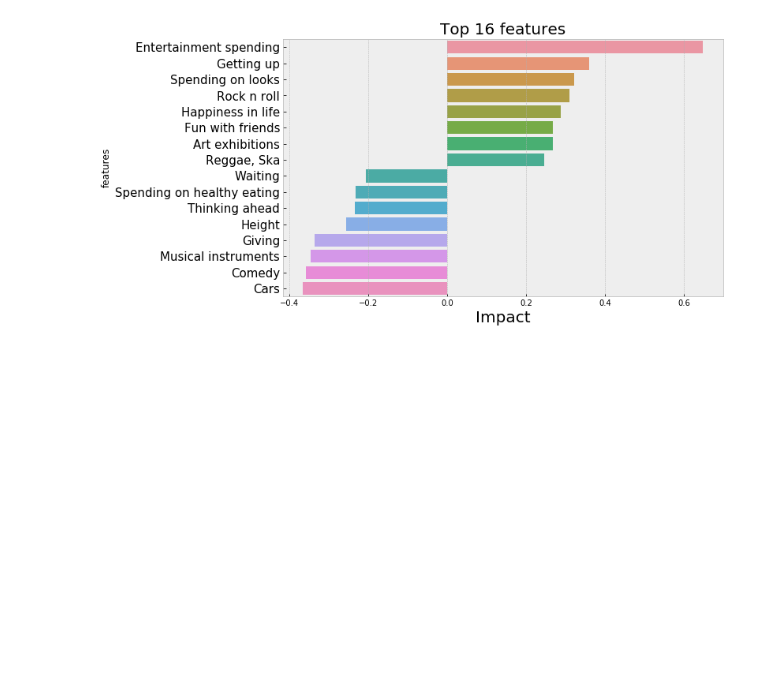
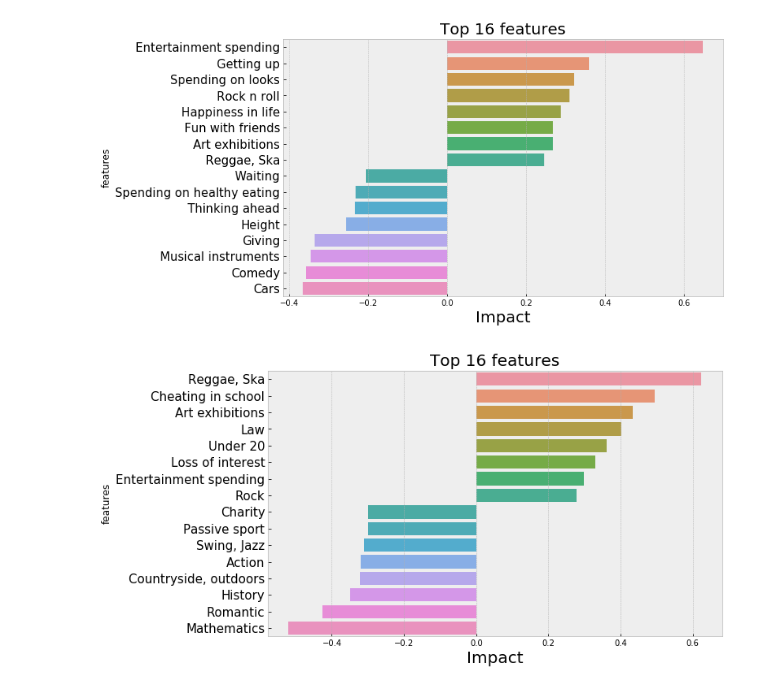
Before and after one commit to jaimindp/Kaggle, a Jupyter notebook: Kaggle Survey Age Analysis.ipynb, the cells around one changed output. Cells and saved outputs as stored; diff of their text form; code cells hidden in the pictures; blank space fills up the shorter version.

```diff
--- a/Kaggle Survey Age Analysis.ipynb
+++ b/Kaggle Survey Age Analysis.ipynb
@@ -320,29 +320,31 @@ ax1.set_xlabel('Impact', size=20);
 # %%
 clean_data = young.dropna(subset=['Smoking'])
 features_int = [col for col in clean_data.columns if clean_data[col].dtype!='object']
 X = clean_data[features_int]
 mean_values = X.mean(axis=0)
 X = X.apply(lambda x: x.fillna(x.mean()),axis=0)
 Y = clean_data['Smoking']
 Y.replace('never smoked',0, inplace = True)
 Y.replace('tried smoking',1, inplace = True)
 Y.replace('current smoker',1, inplace = True)
 Y.replace('current smoker',1, inplace = True)
-Y.replace('',1, inplace = True)
+Y.replace('former smoker',1, inplace = True)
 
 
 scaler = StandardScaler()
 scaler.fit(X)
 X = scaler.transform(X)
 
 clr = LogisticRegression()
 clr.fit(X, Y)
 feat_coeff = pd.DataFrame({'features': features_int,'impacts': clr.coef_[0]})
 feat_coeff = feat_coeff.sort_values('impacts', ascending=False)
 
 top10 = pd.concat([feat_coeff.head(8),feat_coeff.tail(8)])
 fig, ax1 = plt.subplots(1,1, figsize=(10,6))
 sns.barplot(y=top10.features, x=top10.impacts, ax=ax1);
 ax1.set_title('Top 16 features', size=20);
 ax1.set_yticklabels(labels=top10.features, size=15);
 ax1.set_xlabel('Impact', size=20);
+# %% [output]
+[figure, added]
```
